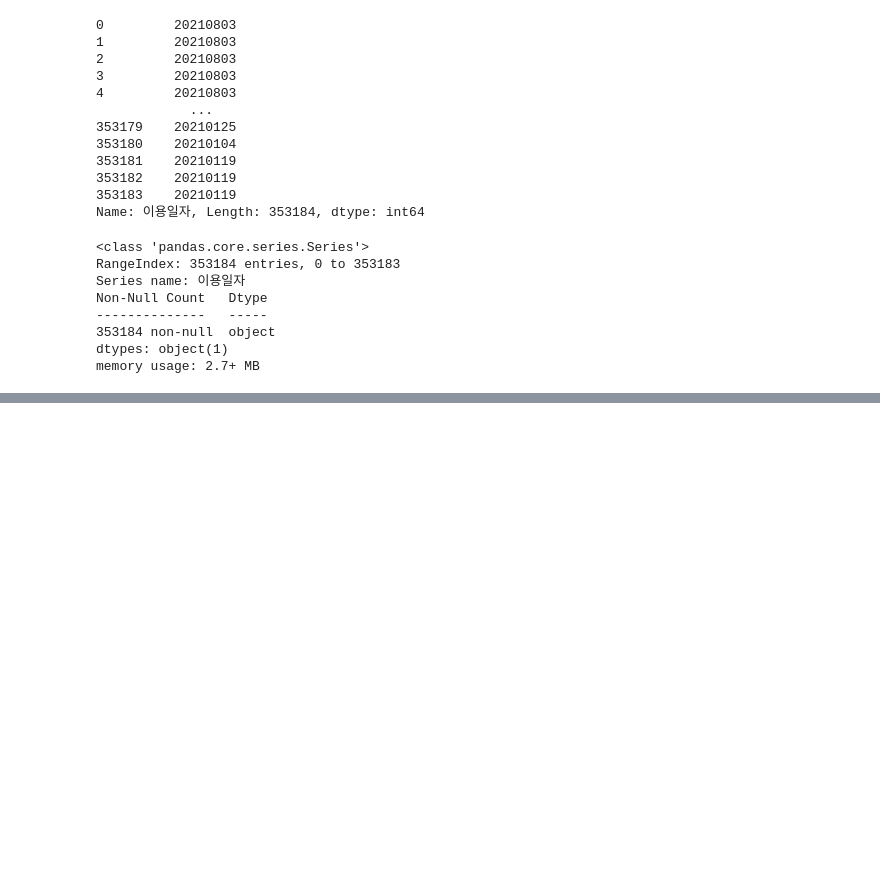
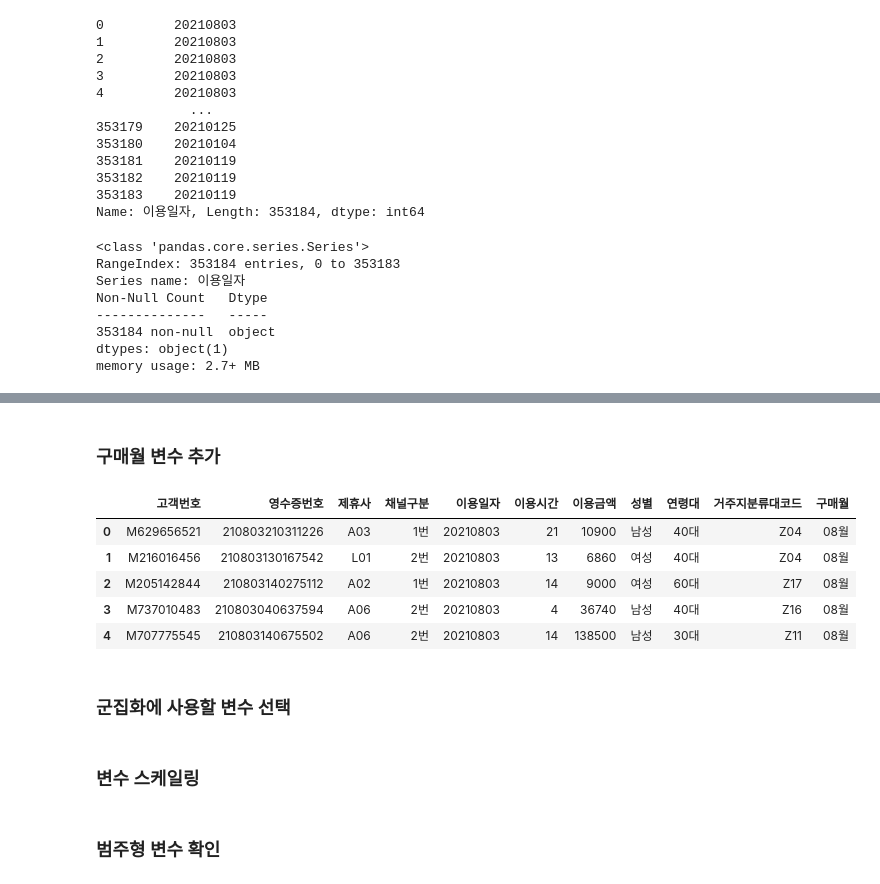
Before and after one commit to DahyeonKang/L.POINT-competition, a Jupyter notebook: eda_1,6.ipynb, the cells around one changed output, grey strips where cells are left out. Saved outputs shown, nothing was run; the diff lists cells and outputs as text; code cells hidden in the pictures; blank space fills up the shorter version.

```diff
--- a/eda_1,6.ipynb
+++ b/eda_1,6.ipynb
@@ -234,0 +232,2 @@ array([210803210311226, 210803130167542, 210803140275112, ...,
+# %%
+data = pd.read_csv('./data/lpay.csv', encoding='utf-8')
@@ -234,0 +254,15 @@ array([210803210311226, 210803130167542, 210803140275112, ...,
+# %% [markdown]
+### 구매월 변수 추가
+# %%
+data['구매월'] = data['이용일자'].map(lambda x: str(x)[4:6]+'월')
+data['채널구분'] = data['채널구분'].map(lambda x: str(x)+'번') # 채널구분을 카테고리컬하게 바꿔주기 위한 작업
+data.head()
+# %% [output]
+|  | 고객번호 | 영수증번호 | 제휴사 | 채널구분 | 이용일자 | 이용시간 | 이용금액 | 성별 | 연령대 | 거주지분류대코드 | 구매월 |
+| 0 | M629656521 | 210803210311226 | A03 | 1번 | 20210803 | 21 | 10900 | 남성 | 40대 | Z04 | 08월 |
+| 1 | M216016456 | 210803130167542 | L01 | 2번 | 20210803 | 13 | 6860 | 여성 | 40대 | Z04 | 08월 |
+| 2 | M205142844 | 210803140275112 | A02 | 1번 | 20210803 | 14 | 9000 | 여성 | 60대 | Z17 | 08월 |
+| 3 | M737010483 | 210803040637594 | A06 | 2번 | 20210803 | 4 | 36740 | 남성 | 40대 | Z16 | 08월 |
+| 4 | M707775545 | 210803140675502 | A06 | 2번 | 20210803 | 14 | 138500 | 남성 | 30대 | Z11 | 08월 |
+# %% [markdown]
+### 군집화에 사용할 변수 선택
@@ -234,0 +271,2 @@ array([210803210311226, 210803130167542, 210803140275112, ...,
+# %% [markdown]
+### 변수 스케일링
@@ -234,0 +277,2 @@ array([210803210311226, 210803130167542, 210803140275112, ...,
+# %% [markdown]
+### 범주형 변수 확인
```
Also changed, not shown: parts of 14 cells of this notebook, 2 other files.
